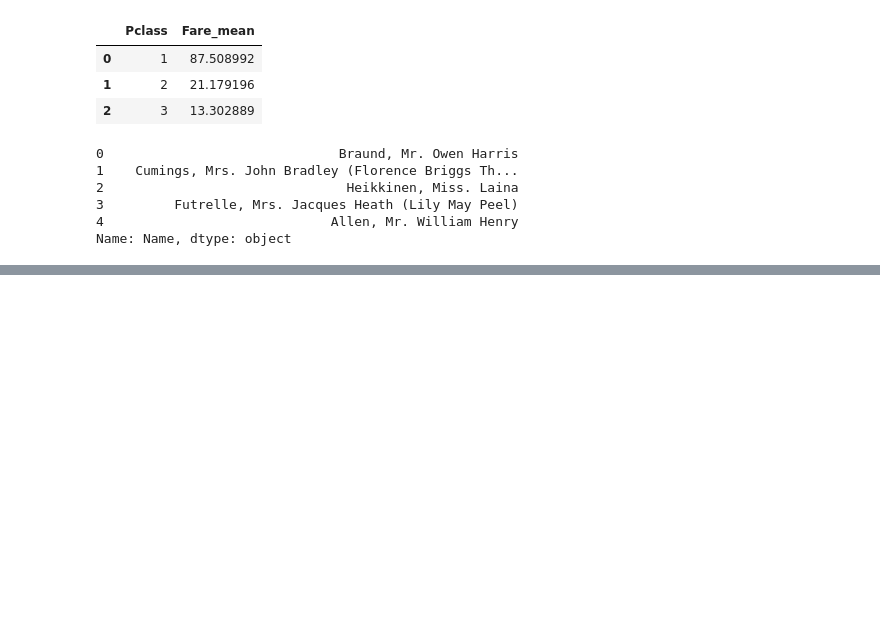
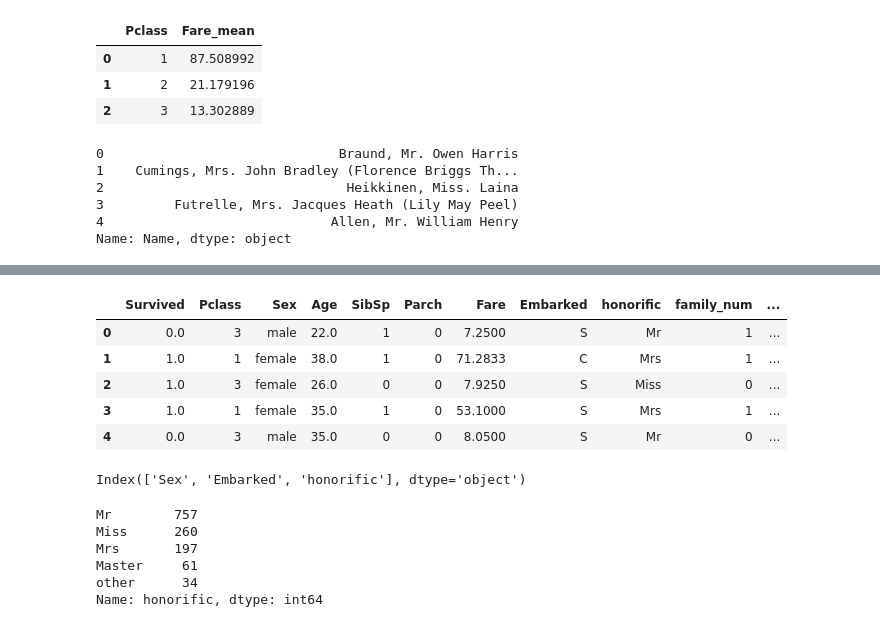
Before and after one commit to rodea0952/kaggle, a Jupyter notebook: Kaggleデータ分析入門/titanic/titanic.ipynb, the cells around one changed output, grey strips where cells are left out. Drawn from its saved outputs; the diff is of its cells as text; code cells hidden in the pictures; blank space fills up the shorter version.

```diff
--- a/Kaggleデータ分析入門/titanic/titanic.ipynb
+++ b/Kaggleデータ分析入門/titanic/titanic.ipynb
@@ -386,0 +490,6 @@ Name: Name, dtype: object
+# %%
+all_df = pd.merge(all_df, honorific_age_mean, on="honorific", how="left")
+all_df.loc[(all_df["Age"].isnull()), "Age"] = all_df["honorific_Age"]
+all_df = all_df.drop(["honorific_Age"], axis=1)
+# %%
+all_df["family_num"] = all_df["Parch"] + all_df["SibSp"]
@@ -386,0 +509,19 @@ Name: Name, dtype: object
+# %%
+all_df.loc[all_df["family_num"]==0, "alone"] = 1
+all_df["alone"].fillna(0, inplace=True)
+# %%
+all_df = all_df.drop(["PassengerId", "Name", "family_name", "name", "Ticket", "Cabin"], axis=1)
+# %%
+all_df.head()
+# %% [output]
+|  | Survived | Pclass | Sex | Age | SibSp | Parch | Fare | Embarked | honorific | family_num | ... |
+| 0 | 0.0 | 3 | male | 22.0 | 1 | 0 | 7.2500 | S | Mr | 1 | ... |
+| 1 | 1.0 | 1 | female | 38.0 | 1 | 0 | 71.2833 | C | Mrs | 1 | ... |
+| 2 | 1.0 | 3 | female | 26.0 | 0 | 0 | 7.9250 | S | Miss | 0 | ... |
+| 3 | 1.0 | 1 | female | 35.0 | 1 | 0 | 53.1000 | S | Mrs | 1 | ... |
+| 4 | 0.0 | 3 | male | 35.0 | 0 | 0 | 8.0500 | S | Mr | 0 | ... |
+# %%
+categories = all_df.columns[all_df.dtypes == "object"]
+print(categories)
+# %% [output]
+Index(['Sex', 'Embarked', 'honorific'], dtype='object')
@@ -386,0 +530,9 @@ Name: Name, dtype: object
+# %%
+all_df.honorific.value_counts()
+# %% [output]
+Mr        757
+Miss      260
+Mrs       197
+Master     61
+other      34
+Name: honorific, dtype: int64
```
Also changed, not shown: parts of 23 cells of this notebook.
